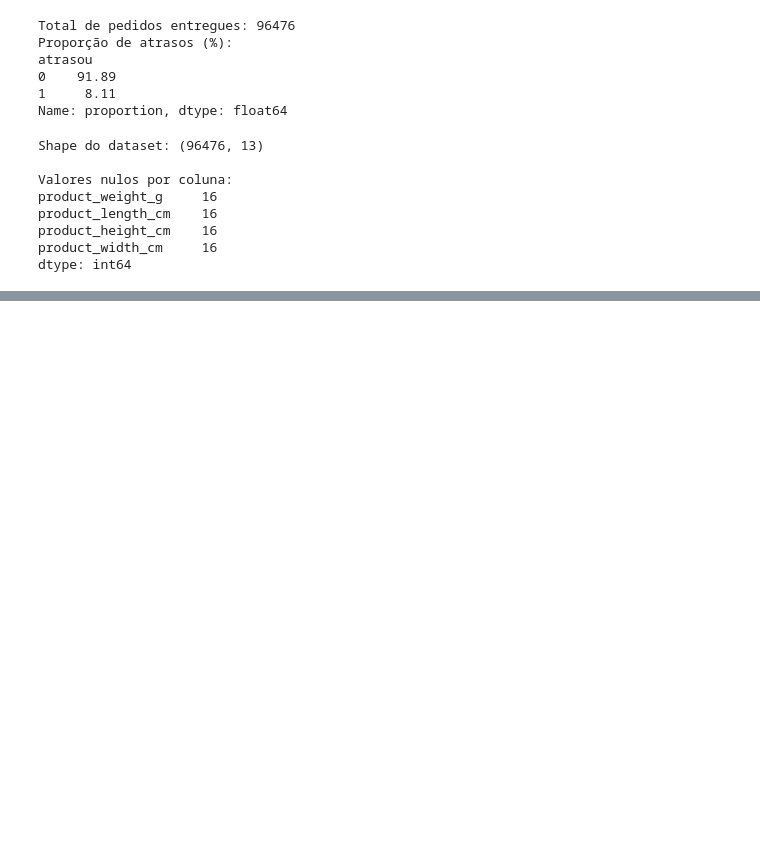
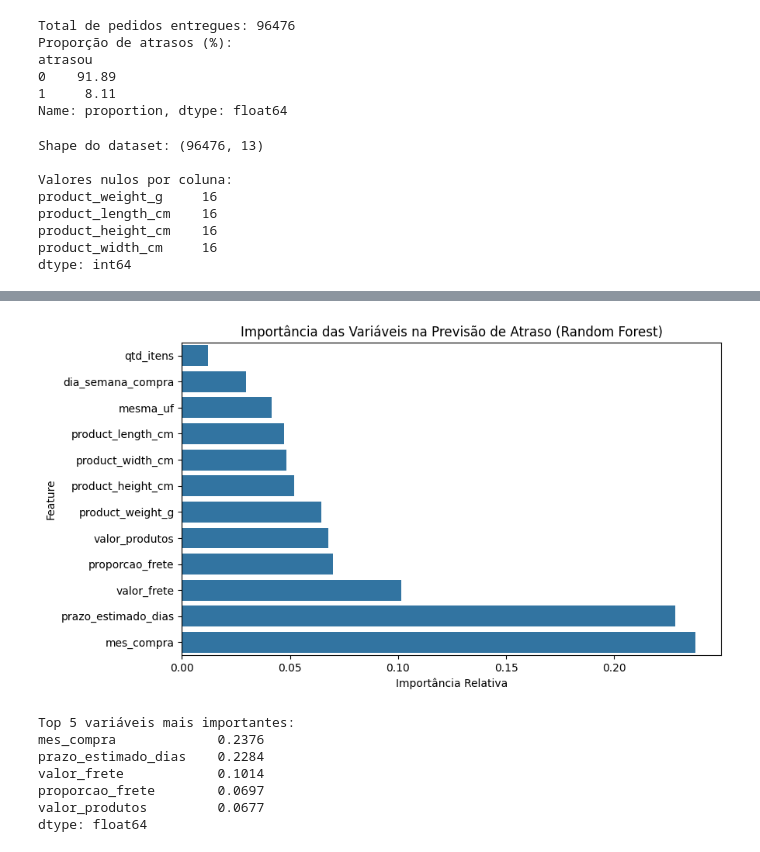
Before and after one commit to 2Bert0/Analise-Operacional-Giro-Receita-Frete-por-Categoria-Produto, a Jupyter notebook: Previsão_entrega_pedido.ipynb, the cells around one changed output, grey strips where cells are left out. Drawn from its saved outputs; the diff is of its cells as text; code cells hidden in the pictures; blank space fills up the shorter version.

```diff
--- a/Previsão_entrega_pedido.ipynb
+++ b/Previsão_entrega_pedido.ipynb
@@ -125,0 +197,31 @@ dtype: int64
+# %%
+import matplotlib.pyplot as plt
+import seaborn as sns
+
+rf_model = pipe_rf.named_steps["model"]
+importancias = pd.Series(
+    rf_model.feature_importances_, index=X.columns
+).sort_values(ascending=True)
+
+plt.figure(figsize=(9, 5))
+sns.barplot(x=importancias.values, y=importancias.index)
+plt.title("Importância das Variáveis na Previsão de Atraso (Random Forest)")
+plt.xlabel("Importância Relativa")
+plt.ylabel("Feature")
+plt.tight_layout()
+
+# Salva em alta resolução antes de exibir
+plt.savefig("feature_importance_atraso.png", dpi=300, bbox_inches="tight")
+plt.show()
+
+print("Top 5 variáveis mais importantes:")
+print(importancias.tail(5).sort_values(ascending=False).round(4))
+# %% [output]
+[figure, added]
+Top 5 variáveis mais importantes:
+mes_compra             0.2376
+prazo_estimado_dias    0.2284
+valor_frete            0.1014
+proporcao_frete        0.0697
+valor_produtos         0.0677
+dtype: float64
```
Also changed, not shown: parts of 1 cell of this notebook.
